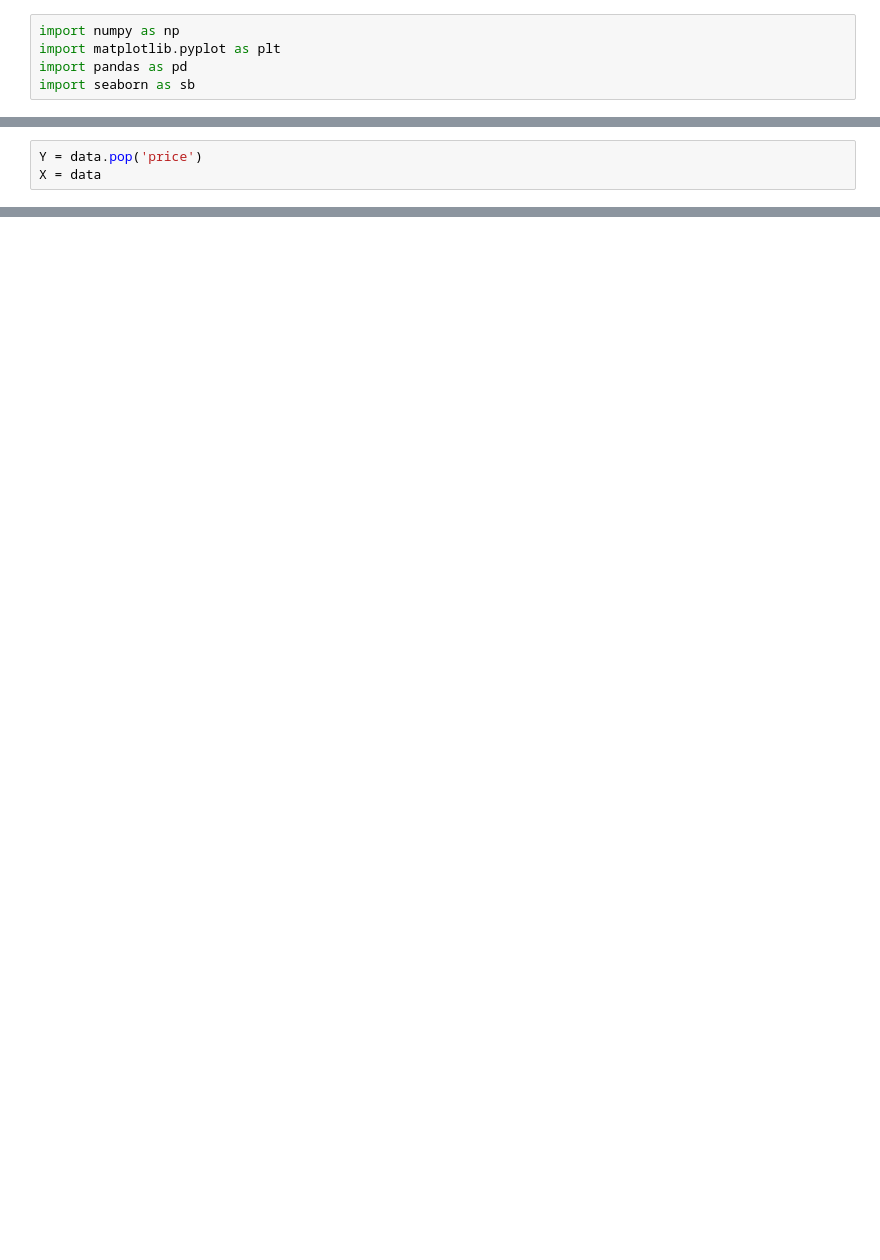
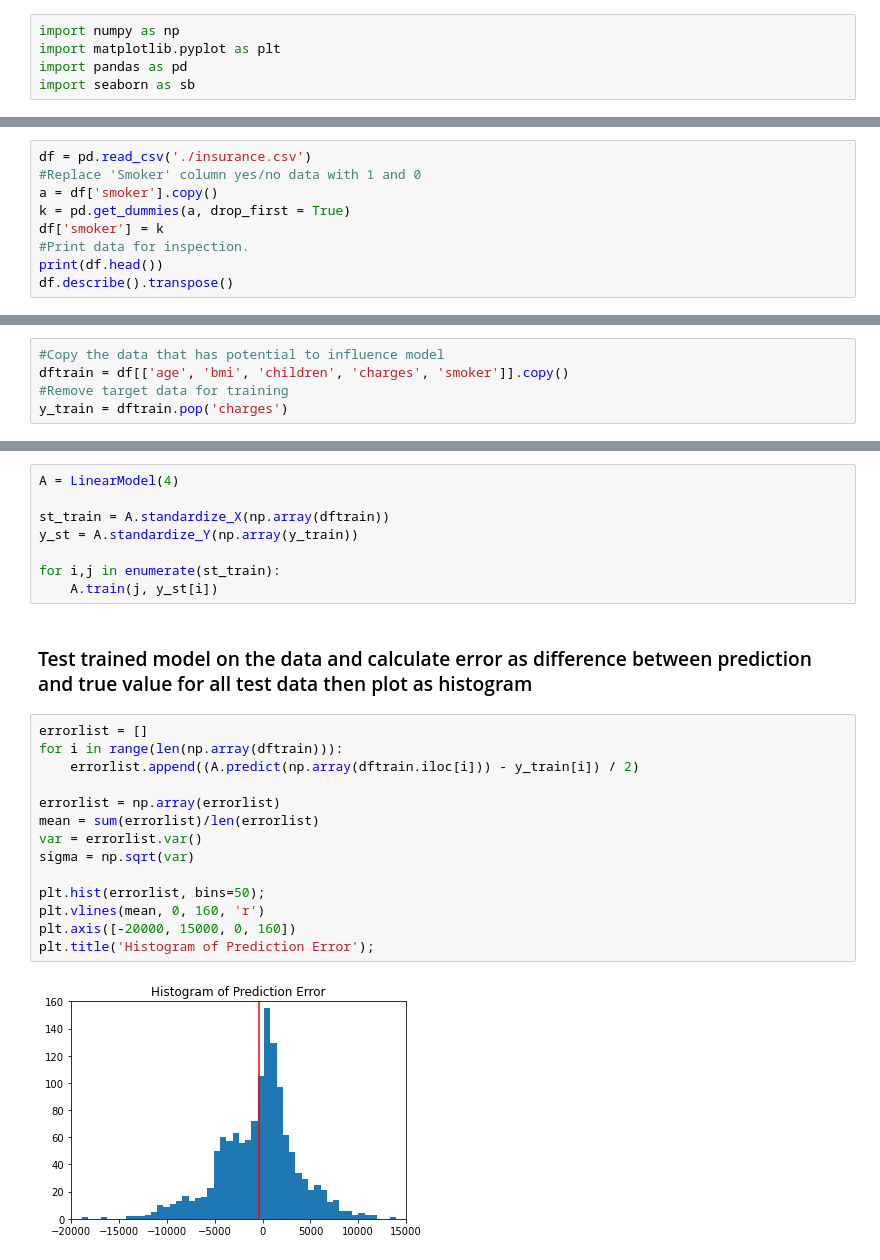
Before and after one commit to benf549/Machine-Learning-Fundamentals, a Jupyter notebook: Linear_Regression.ipynb, the cells around one changed output, grey strips where cells are left out. Saved outputs shown, nothing was run; the diff lists cells and outputs as text; blank space fills up the shorter version.

Commit message:
added custom linear regression implementation

```diff
--- a/Linear_Regression.ipynb
+++ b/Linear_Regression.ipynb
@@ -13,3 +5,0 @@ sb.pairplot(data[['size', 'bedrooms']]);
-# %%
-Y = data.pop('price')
-X = data
@@ -37,0 +9,9 @@ A.train(np.array(X), np.array(Y))
+# %%
+df = pd.read_csv('./insurance.csv')
+#Replace 'Smoker' column yes/no data with 1 and 0
+a = df['smoker'].copy()
+k = pd.get_dummies(a, drop_first = True)
+df['smoker'] = k
+#Print data for inspection.
+print(df.head())
+df.describe().transpose()
@@ -37,0 +36,5 @@ A.train(np.array(X), np.array(Y))
+# %%
+#Copy the data that has potential to influence model
+dftrain = df[['age', 'bmi', 'children', 'charges', 'smoker']].copy()
+#Remove target data for training
+y_train = dftrain.pop('charges')
@@ -37,0 +91,26 @@ A.train(np.array(X), np.array(Y))
+# %%
+A = LinearModel(4)
+
+st_train = A.standardize_X(np.array(dftrain))
+y_st = A.standardize_Y(np.array(y_train))
+
+for i,j in enumerate(st_train):
+    A.train(j, y_st[i])
+# %% [markdown]
+### Test trained model on the data and calculate error as difference between prediction and true value for all test data then plot as histogram
+# %%
+errorlist = []
+for i in range(len(np.array(dftrain))):
+    errorlist.append((A.predict(np.array(dftrain.iloc[i])) - y_train[i]) / 2)
+
+errorlist = np.array(errorlist)
+mean = sum(errorlist)/len(errorlist)
+var = errorlist.var()
+sigma = np.sqrt(var)
+
+plt.hist(errorlist, bins=50);
+plt.vlines(mean, 0, 160, 'r')
+plt.axis([-20000, 15000, 0, 160])
+plt.title('Histogram of Prediction Error');
+# %% [output]
+[figure, added]
```
Also changed, not shown: parts of 16 cells of this notebook.
